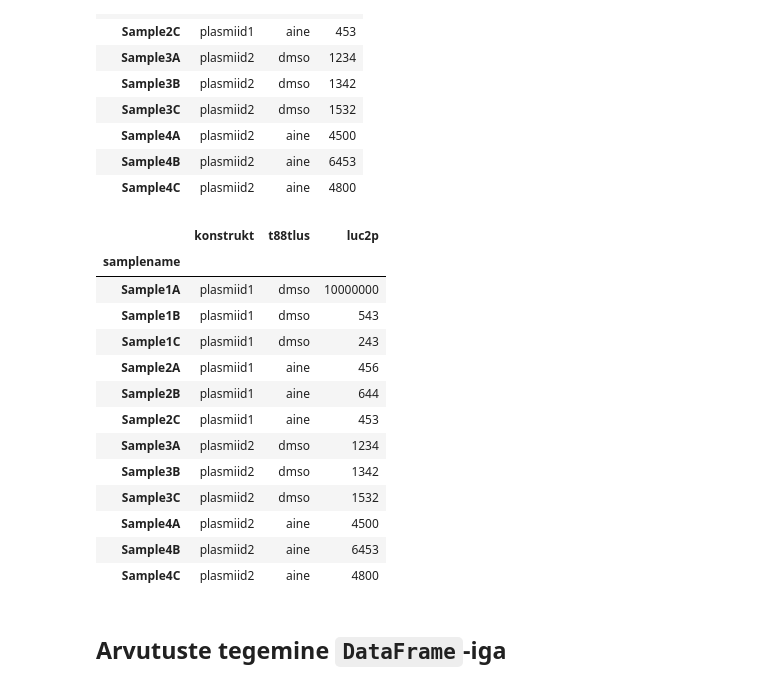
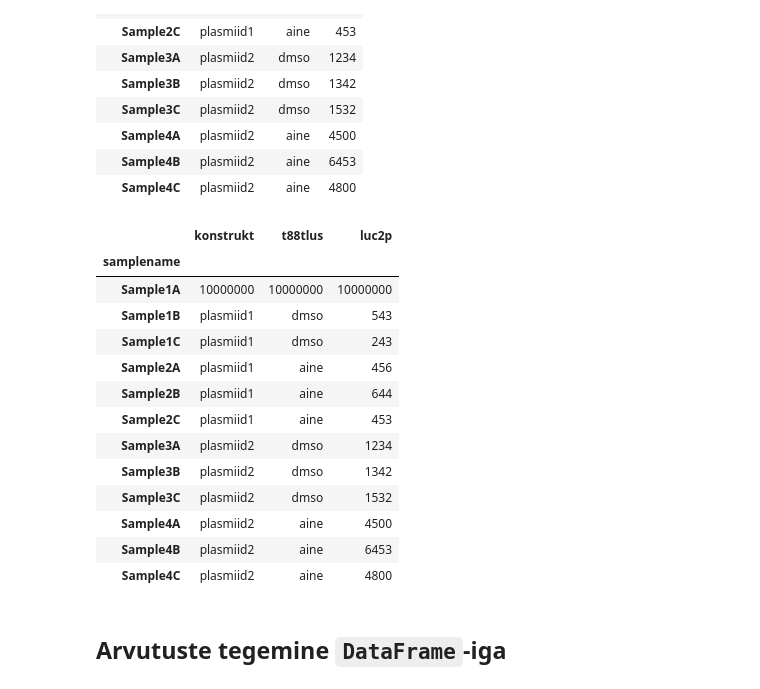
Before and after one commit to kjaanson/jupyter-workshop-ttu, a Jupyter notebook: 02-pandas-introduction.ipynb, the cells around one changed output. Saved outputs shown, nothing was run; the diff lists cells and outputs as text; code cells hidden in the pictures.

```diff
--- a/02-pandas-introduction.ipynb
+++ b/02-pandas-introduction.ipynb
@@ -300,12 +317,12 @@ df
 | Sample4C | plasmiid2 | aine | 4800 |
 # %%
 df_muudetud = df.copy()
-df_muudetud.loc[["Sample1A"],["luc2p"]] = 10000000
+df_muudetud.loc[["Sample1A"], : ] = 10000000
 df_muudetud
 # %% [output]
 |  | konstrukt | t88tlus | luc2p |
 | samplename |  |  |  |
-| Sample1A | plasmiid1 | dmso | 10000000 |
+| Sample1A | 10000000 | 10000000 | 10000000 |
 | Sample1B | plasmiid1 | dmso | 543 |
 | Sample1C | plasmiid1 | dmso | 243 |
 | Sample2A | plasmiid1 | aine | 456 |
```
Also changed, not shown: parts of 20 cells of this notebook, 1 other file.
